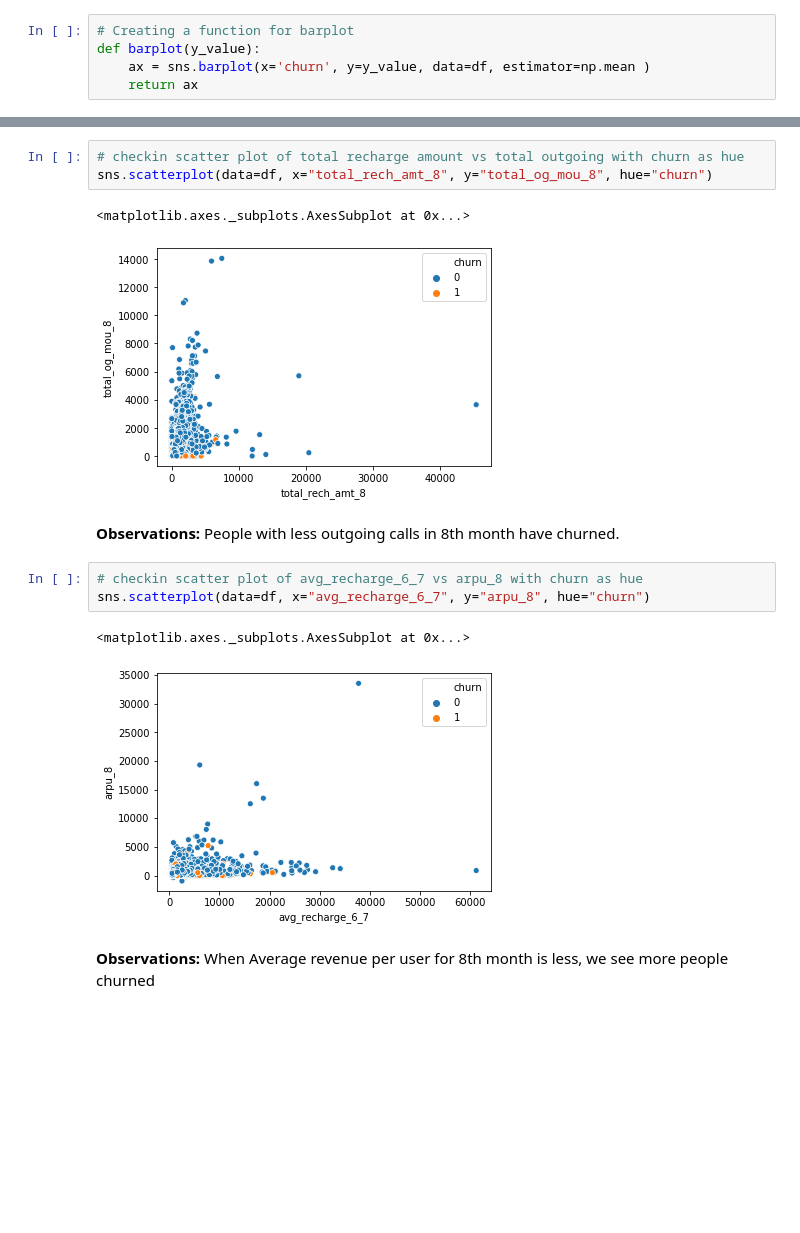
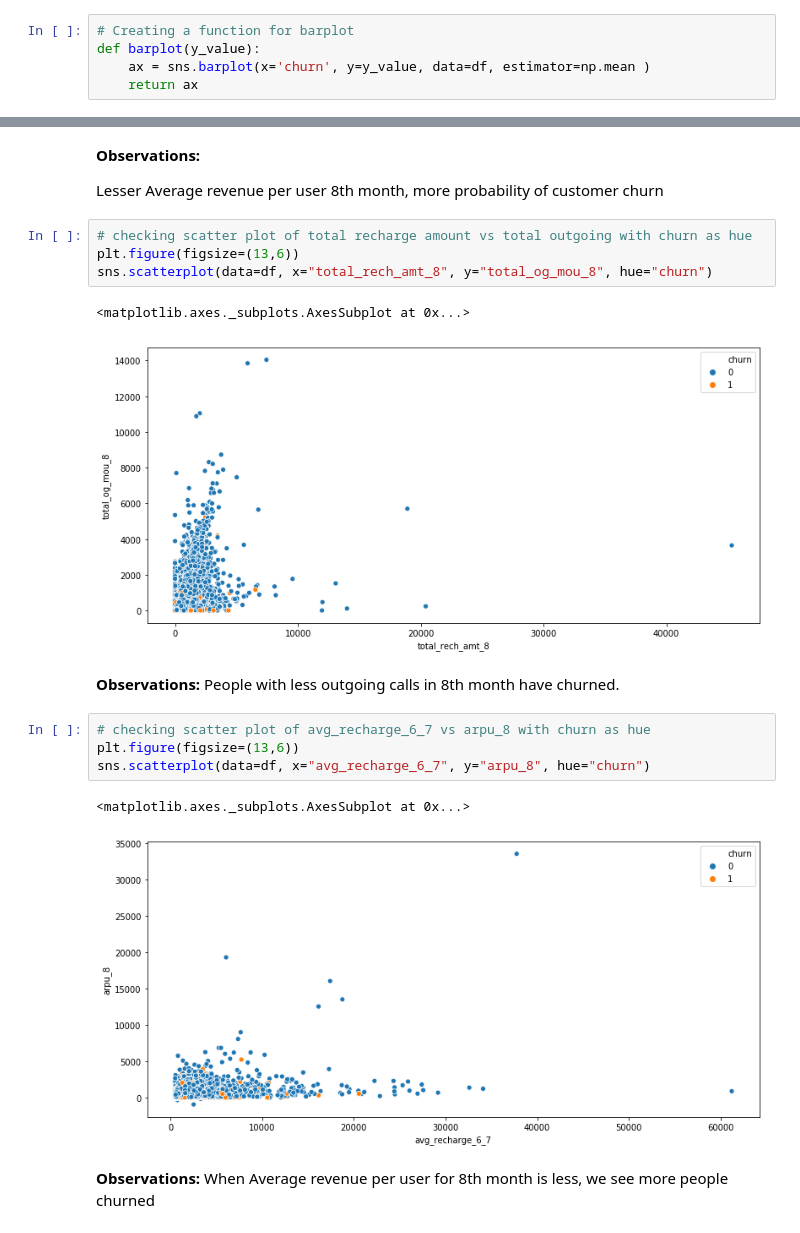
Before and after one commit to anjana-v-nair/Telecom_Churn, a Jupyter notebook: Telecom_Churn_Assignment_v2.ipynb, the cells around one changed output, grey strips where cells are left out. Drawn from its saved outputs; the diff is of its cells as text; blank space fills up the shorter version.

Commit message:
Added univariate and Bivariate plots

```diff
--- a/Telecom_Churn_Assignment_v2.ipynb
+++ b/Telecom_Churn_Assignment_v2.ipynb
@@ -962,18 +987,24 @@ Customers with lesser age on network seems to have churned more.
+# %% [markdown]
+**Observations:**
+
+Lesser Average revenue per user 8th month, more probability of customer churn
 # %%
-# checkin scatter plot of total recharge amount vs total outgoing with churn as hue
+# checking scatter plot of total recharge amount vs total outgoing with churn as hue
+plt.figure(figsize=(13,6))
 sns.scatterplot(data=df, x="total_rech_amt_8", y="total_og_mou_8", hue="churn")
 # %% [output]
 <matplotlib.axes._subplots.AxesSubplot at 0x...>
-[figure, old version]
+[figure, new version]
 # %% [markdown]
 **Observations:**
 People with less outgoing calls in 8th month have churned.
 # %%
-# checkin scatter plot of avg_recharge_6_7 vs arpu_8 with churn as hue
+# checking scatter plot of avg_recharge_6_7 vs arpu_8 with churn as hue
+plt.figure(figsize=(13,6))
 sns.scatterplot(data=df, x="avg_recharge_6_7", y="arpu_8", hue="churn")
 # %% [output]
 <matplotlib.axes._subplots.AxesSubplot at 0x...>
-[figure, old version]
+[figure, new version]
 # %% [markdown]
 **Observations:**
 When Average revenue per user for 8th month is less, we see more people churned
```
Also changed, not shown: parts of 42 cells of this notebook.
